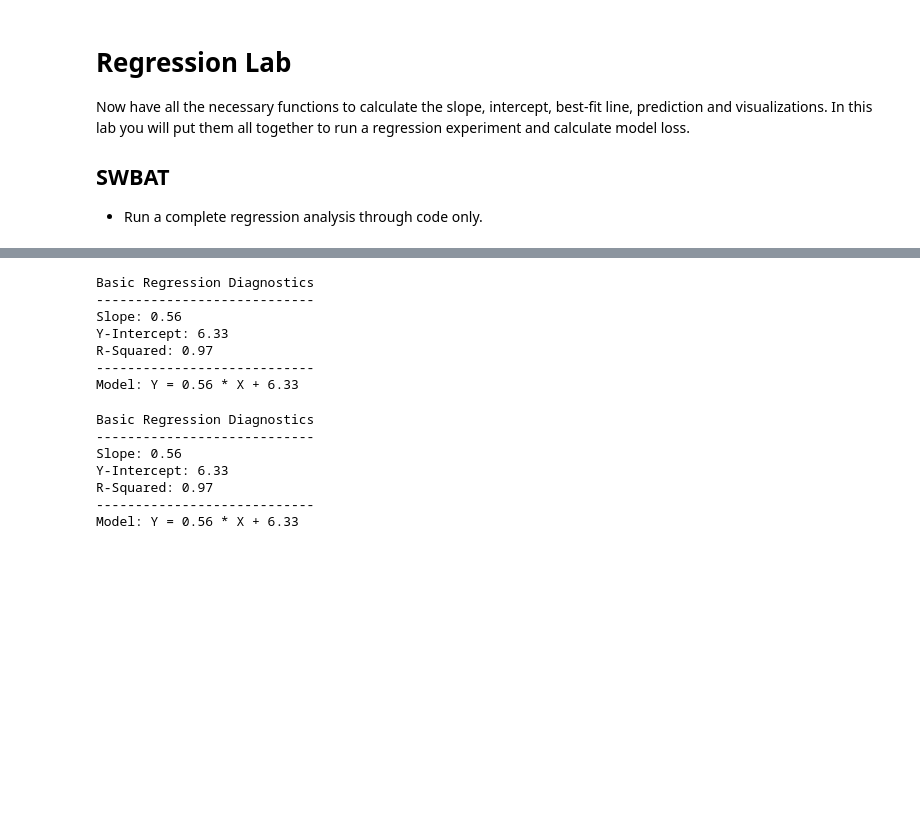
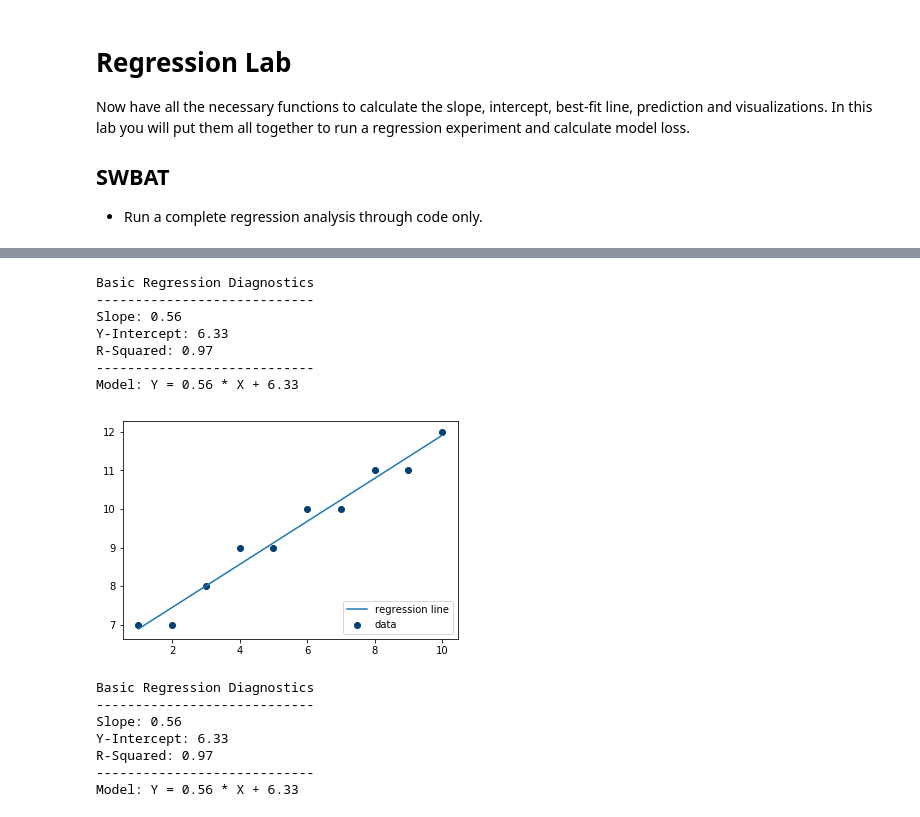
Before and after one commit to mandoiwanaga/dsc-0-10-10-complete-regression-seattle-ds-career-040119, a Jupyter notebook: index.ipynb, the cells around one changed output, grey strips where cells are left out. Drawn from its saved outputs; the diff is of its cells as text; code cells hidden in the pictures; blank space fills up the shorter version.

```diff
--- a/index.ipynb
+++ b/index.ipynb
@@ -89,33 +89,38 @@ def r_squared(ys_real, ys_predicted):
 
 
 def plot_reg(X,Y,Y_pred):
     plt.scatter(X,Y,color='#003F72',label='data')
     plt.plot(X, Y_pred, label='regression line')
     plt.legend(loc=4)
     plt.show()
     return None
 
 
 
 m, b = best_fit(X,Y)
 Y_pred = reg_line(m, b, X)
 r_squared = r_squared(Y,Y_pred)
 
 print ('Basic Regression Diagnostics')
 print ('----------------------------')
 print ('Slope:', round(m,2))
 print ('Y-Intercept:', round(b,2))
 print ('R-Squared:', round(r_squared,2))
 print ('----------------------------')
 print ('Model: Y =',round(m,2),'* X +', round(b,2))
+
+
+
+plot_reg(X,Y,Y_pred)
 # %% [output]
 Basic Regression Diagnostics
 ----------------------------
 Slope: 0.56
 Y-Intercept: 6.33
 R-Squared: 0.97
 ----------------------------
 Model: Y = 0.56 * X + 6.33
+[figure, added]
 # %%
 # Basic Regression Diagnostics
 # ----------------------------
```
